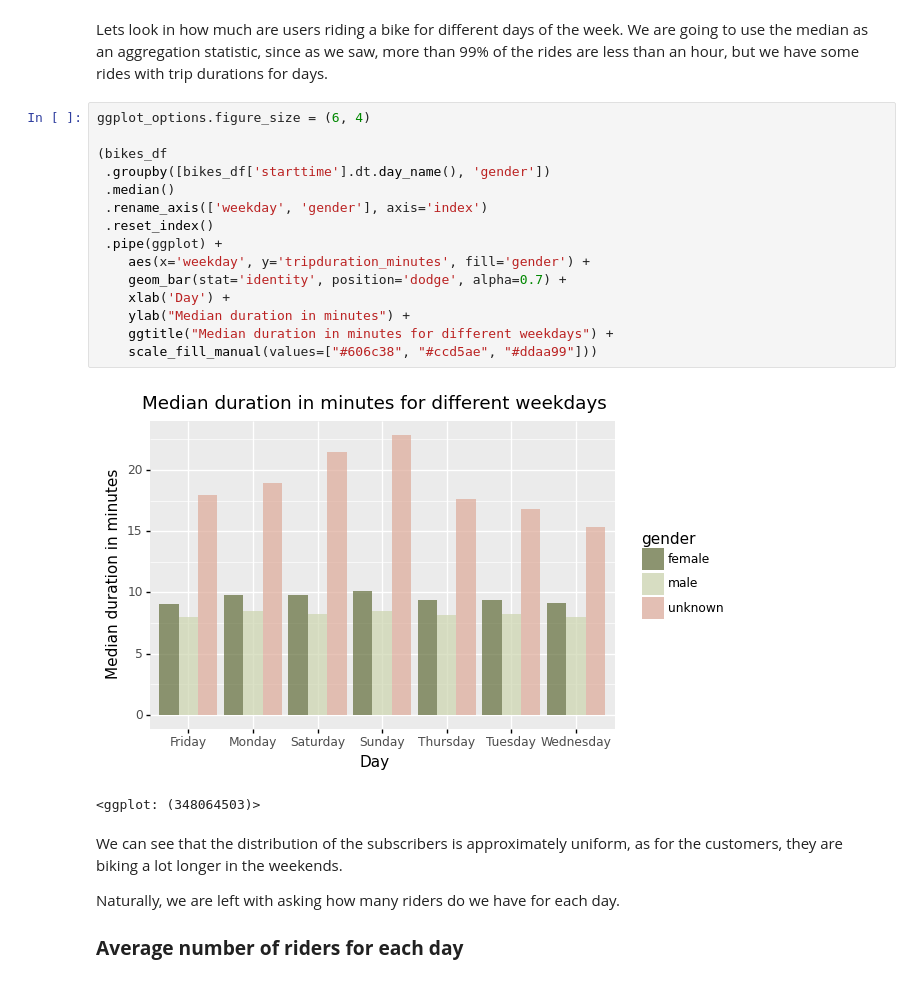
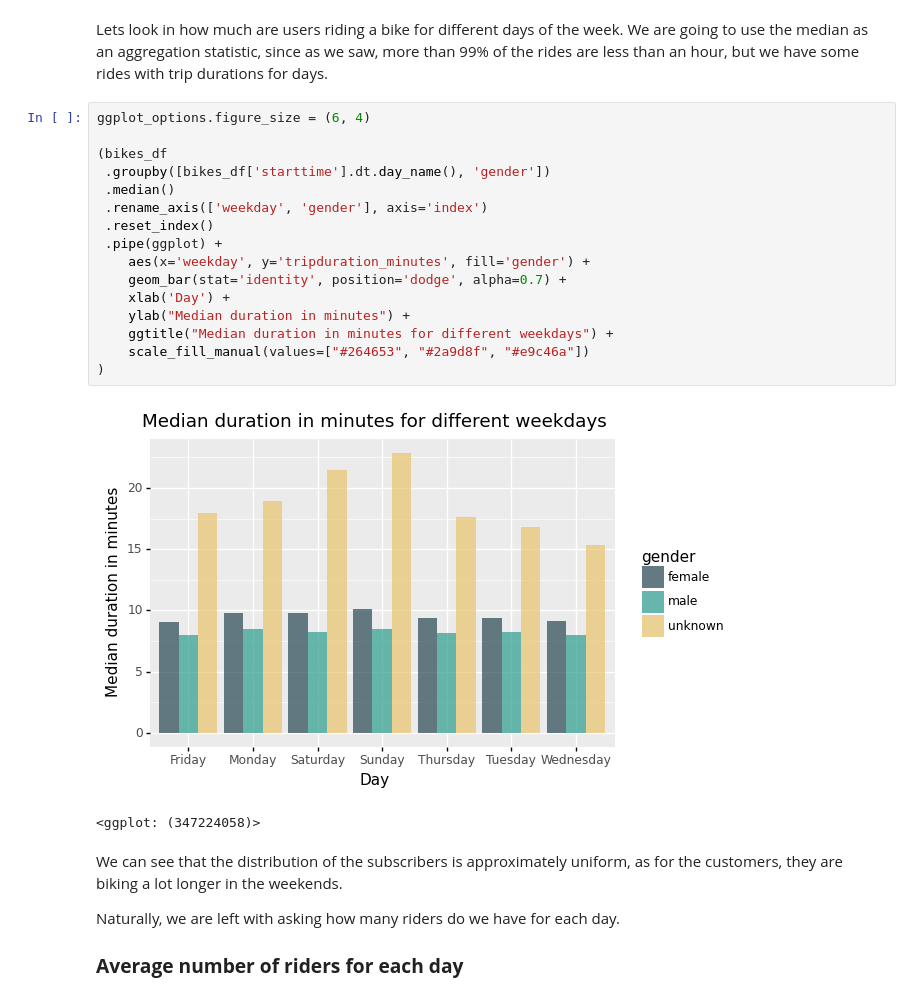
Before and after one commit to nshahpazov/nyc-bikership-analysis, a Jupyter notebook: src/02-exploratory-data-analysis.ipynb, the cells around one changed output. Saved outputs shown, nothing was run; the diff lists cells and outputs as text.

```diff
--- a/src/02-exploratory-data-analysis.ipynb
+++ b/src/02-exploratory-data-analysis.ipynb
@@ -105,21 +108,22 @@ Lets look in how much are users riding a bike for different days of the week. We
 # %%
 ggplot_options.figure_size = (6, 4)
 
 (bikes_df
  .groupby([bikes_df['starttime'].dt.day_name(), 'gender'])
  .median()
  .rename_axis(['weekday', 'gender'], axis='index')
  .reset_index()
  .pipe(ggplot) +
     aes(x='weekday', y='tripduration_minutes', fill='gender') +
     geom_bar(stat='identity', position='dodge', alpha=0.7) +
     xlab('Day') +
     ylab("Median duration in minutes") +
     ggtitle("Median duration in minutes for different weekdays") +
-    scale_fill_manual(values=["#606c38", "#ccd5ae", "#ddaa99"]))
+    scale_fill_manual(values=["#264653", "#2a9d8f", "#e9c46a"])
+)
 # %% [output]
-[figure, old version]
+[figure, new version]
-<ggplot: (348064503)>
+<ggplot: (347224058)>
 # %% [markdown]
 We can see that the distribution of the subscribers is approximately uniform, as for the customers, they are biking a lot longer in the weekends.
 
```
Also changed, not shown: parts of 7 cells of this notebook, 2 other files.
